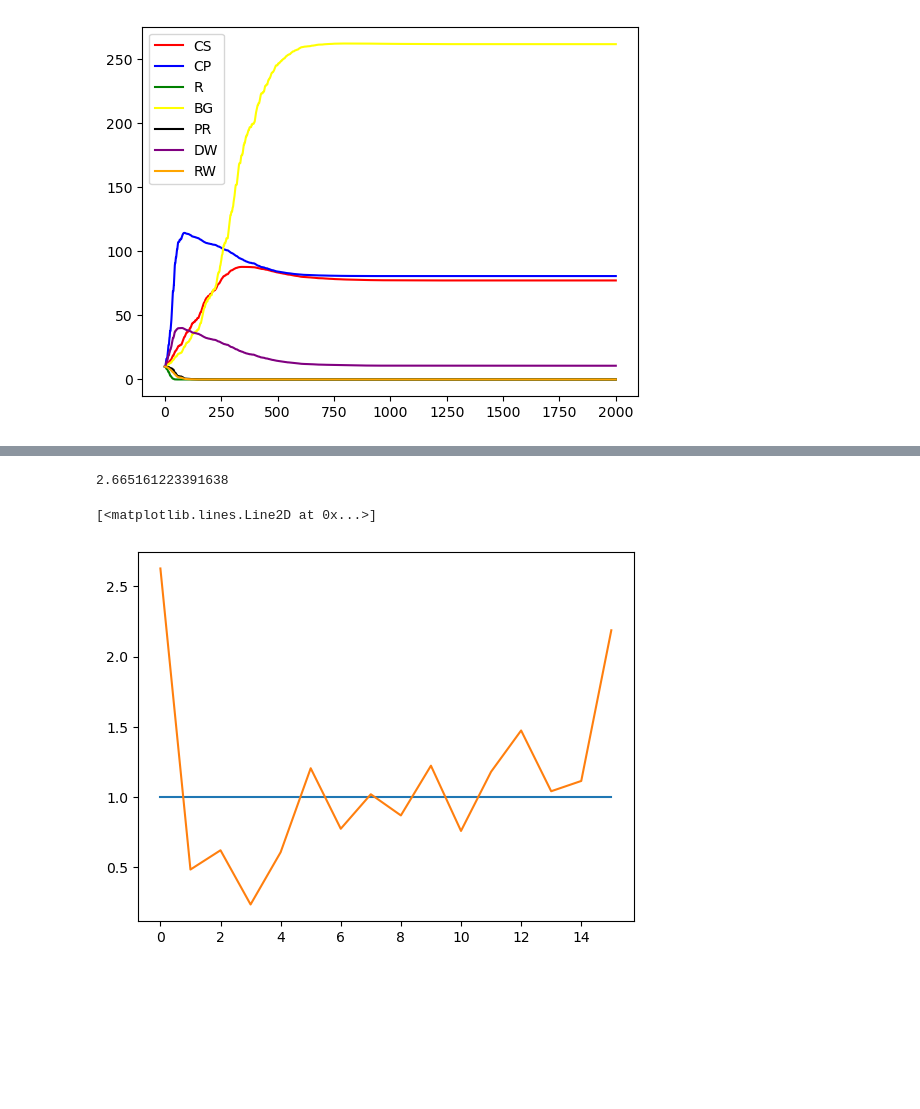
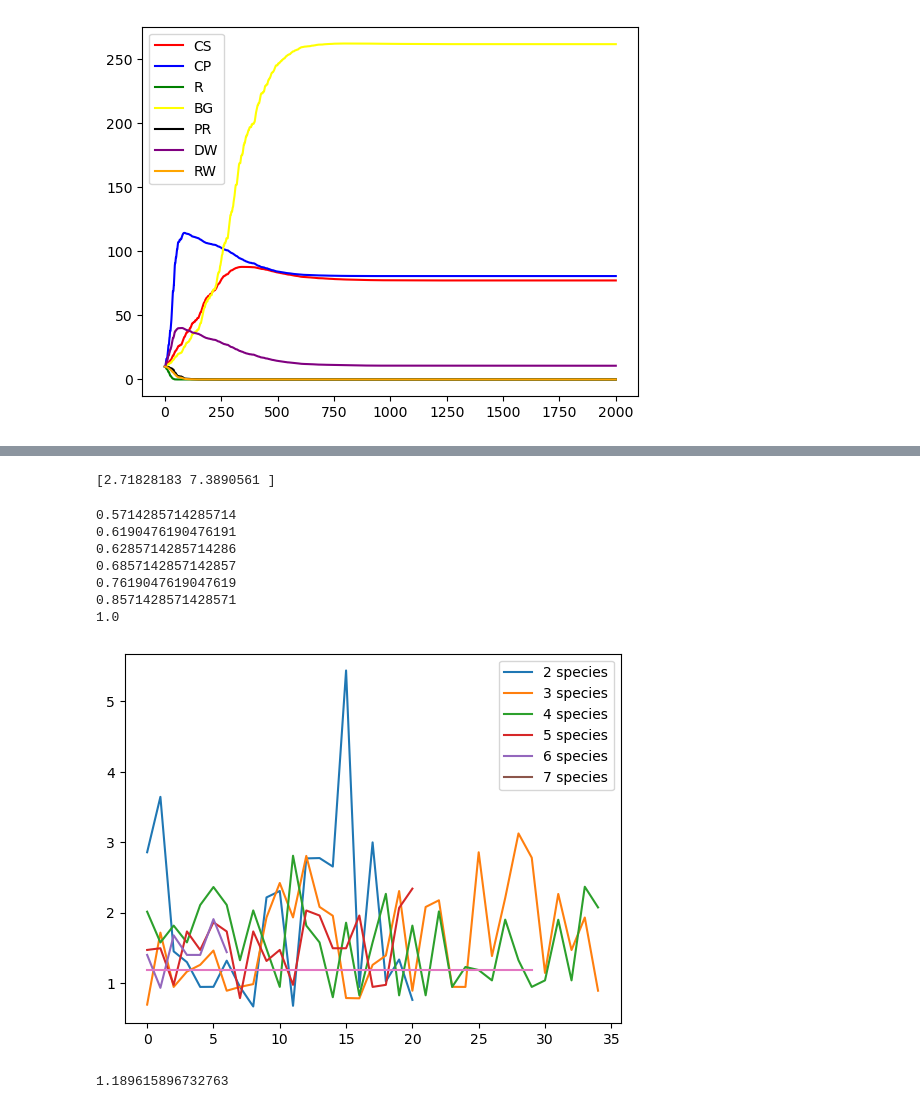
Before and after one commit to SILENT-GUO/MCM_works, a Jupyter notebook: Competition/Tasks/Task2.ipynb, the cells around one changed output, grey strips where cells are left out. Drawn from its saved outputs; the diff is of its cells as text; code cells hidden in the pictures; blank space fills up the shorter version.

```diff
--- a/Competition/Tasks/Task2.ipynb
+++ b/Competition/Tasks/Task2.ipynb
@@ -319,9 +340,0 @@ for timestep in range(len(time)):
-# %%
-colors = ['red', 'blue', 'green', 'yellow', 'black', 'purple', 'orange']
-species_solution = []
-for i in range(len(indices)):
-    specie_solution = [j[i] for j in solution_list]
-    plt.plot(time, specie_solution, label=plant_info['PLANT'][indices[i]], color=colors[indices[i]])
-    species_solution.append(specie_solution)
-plt.legend()
-plt.show()
@@ -391,16 +341,4 @@ plt.show()
-# %%
-score_base = (max(R_extinction_list)-205)/(max(R_extinction_list)-min(R_extinction_list))*2/3\
-    + (max(PR_extinction_list)-555.9)/(max(PR_extinction_list)-min(PR_extinction_list))*2/3 \
-        + (max(RW_extinction_list)-287.85)/(max(RW_extinction_list)-min(RW_extinction_list))*2/3\
-            +(max(equilibrium_time_list)-(275.4+132.45+414.75)/3)/(max(equilibrium_time_list)-min(equilibrium_time_list))\
-                + (0.5-min(steady_list))/(max(steady_list)-min(steady_list)) * 5
-print(score_base)
-# %% [output]
-2.665161223391638
-# %%
-score_list = [i/score_base for i in score_list]
-plt.plot(x, [1]*len(x), label="score")
-plt.plot(x, score_list, label="score")
-# %% [output]
-[<matplotlib.lines.Line2D at 0x...>]
-[figure, removed]
+# %%
+print(np.exp([1,2]))
+# %% [output]
+[2.71828183 7.3890561 ]
@@ -406,0 +367,37 @@ plt.plot(x, score_list, label="score")
+# %%
+import statistics
+popu_list, of_list, ste_list = [(i-min(aver_population_list))/ (max(aver_population_list)-min(aver_population_list)) for i in aver_population_list], [(i-min(overflow_list))/ (max(overflow_list)-min(overflow_list)) for i in overflow_list], [(max(equi_list)-i)/ (max(equi_list)-min(equi_list)) for i in equi_list]
+one_index_list = [i for i in range(len(used_indices_list)) if len(used_indices_list[i]) == 1]
+two_index_list = [i for i in range(len(used_indices_list)) if len(used_indices_list[i]) == 2]
+three_index_list = [i for i in range(len(used_indices_list)) if len(used_indices_list[i]) == 3]
+four_index_list = [i for i in range(len(used_indices_list)) if len(used_indices_list[i]) == 4]
+five_index_list = [i for i in range(len(used_indices_list)) if len(used_indices_list[i]) == 5]
+six_index_list = [i for i in range(len(used_indices_list)) if len(used_indices_list[i]) == 6]
+seven_index_list = [i for i in range(len(used_indices_list)) if len(used_indices_list[i]) == 7]
+benefit_list = []
+benefit_list.append([popu_list[i]*2 + of_list[i]*4 + ste_list[i] for i in one_index_list])
+benefit_list.append([popu_list[i]*2 + of_list[i]*4 + ste_list[i] for i in two_index_list])
+benefit_list.append([popu_list[i]*2 + of_list[i]*4 + ste_list[i] for i in three_index_list])
+benefit_list.append([popu_list[i]*2 + of_list[i]*4 + ste_list[i] for i in four_index_list])
+benefit_list.append([popu_list[i]*2 + of_list[i]*4 + ste_list[i] for i in five_index_list])
+benefit_list.append([popu_list[i]*2 + of_list[i]*4 + ste_list[i] for i in six_index_list])
+benefit_list.append([popu_list[i]*2 + of_list[i]*4 + ste_list[i] for i in seven_index_list])
+benefit_base = statistics.median(benefit_list[0])
+for i in range(1,7):
+    plt.plot(np.arange(0, len(benefit_list[i]), 1), benefit_list[i], label = str(i+1) + ' species')
+plt.plot(np.arange(0, 30, 1), [benefit_base for i in range(30)])
+for i in range(0,7):
+    print(len([j for j in benefit_list[i] if j >= benefit_base])/len(benefit_list[i]))
+plt.legend()
+plt.show()
+print(statistics.median(benefit_list[0]))
+# %% [output]
+0.5714285714285714
+0.6190476190476191
+0.6285714285714286
+0.6857142857142857
+0.7619047619047619
+0.8571428571428571
+1.0
+[figure, added]
+1.189615896732763
```
Also changed, not shown: parts of 6 cells of this notebook.
